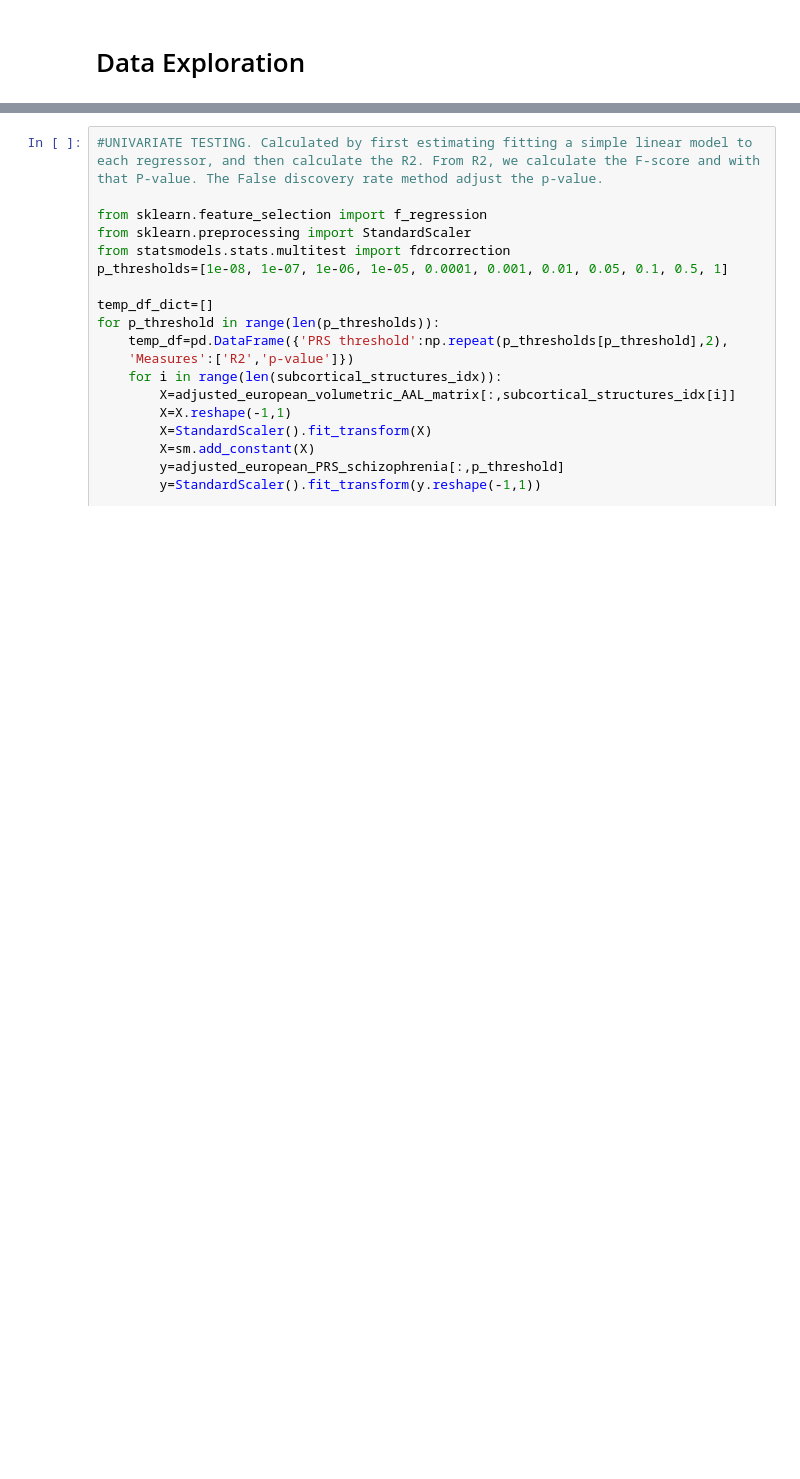
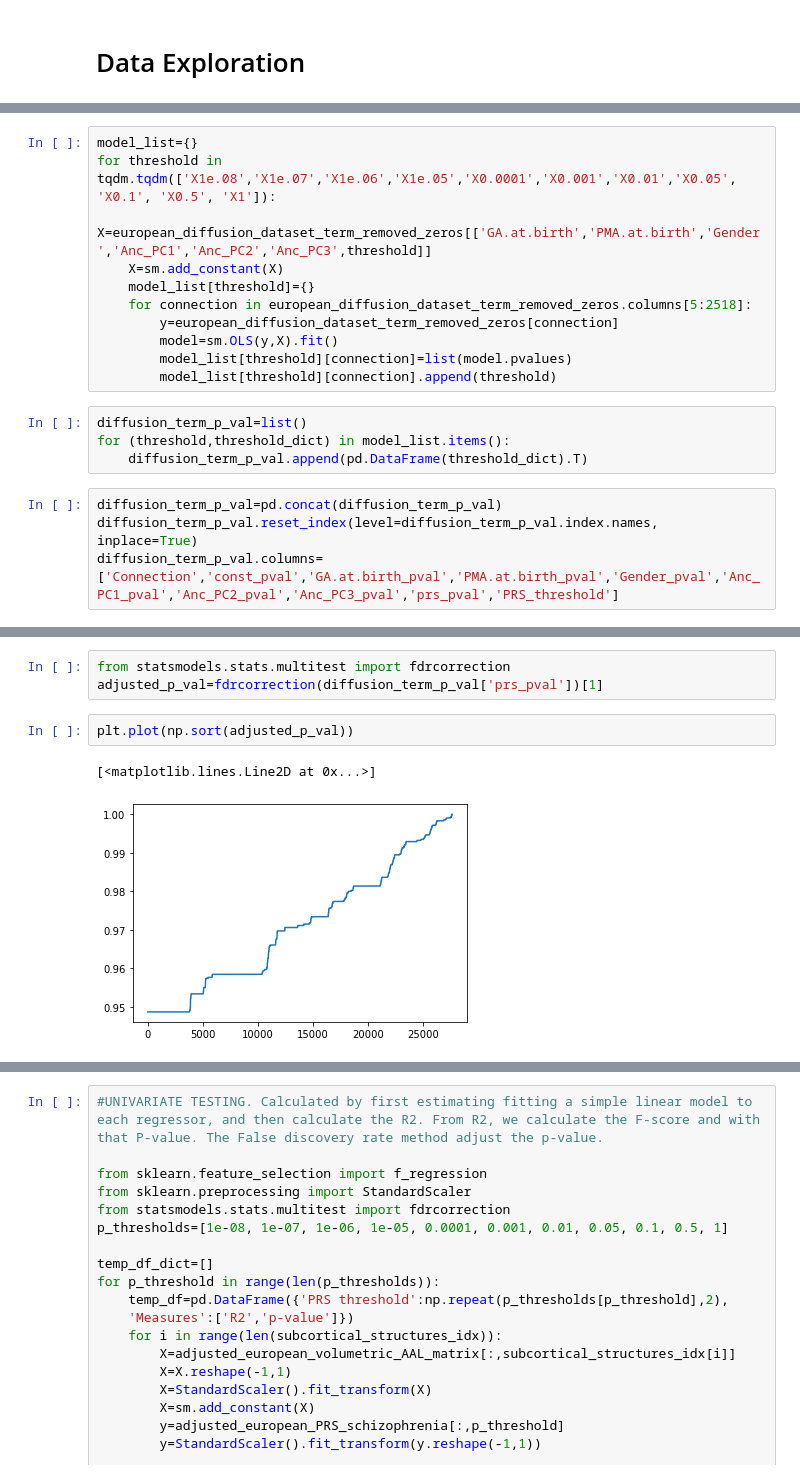
Before and after one commit to lehai-ml/schizophrenia_PRS, a Jupyter notebook: notebooks_results/dHCP/2_dHCP_data_exploration.ipynb, the cells around one changed output, grey strips where cells are left out. Drawn from its saved outputs; the diff is of its cells as text; blank space fills up the shorter version.

```diff
--- a/notebooks_results/dHCP/2_dHCP_data_exploration.ipynb
+++ b/notebooks_results/dHCP/2_dHCP_data_exploration.ipynb
@@ -43,0 +41,19 @@ subcortical_structures_idx=np.asarray([idx for idx,i in enumerate(AAL_label) if
+# %%
+model_list={}
+for threshold in tqdm.tqdm(['X1e.08','X1e.07','X1e.06','X1e.05','X0.0001','X0.001','X0.01','X0.05', 'X0.1', 'X0.5', 'X1']):
+    X=european_diffusion_dataset_term_removed_zeros[['GA.at.birth','PMA.at.birth','Gender','Anc_PC1','Anc_PC2','Anc_PC3',threshold]]
+    X=sm.add_constant(X)
+    model_list[threshold]={}
+    for connection in european_diffusion_dataset_term_removed_zeros.columns[5:2518]:
+        y=european_diffusion_dataset_term_removed_zeros[connection]
+        model=sm.OLS(y,X).fit()
+        model_list[threshold][connection]=list(model.pvalues)
+        model_list[threshold][connection].append(threshold)
+# %%
+diffusion_term_p_val=list()
+for (threshold,threshold_dict) in model_list.items():
+    diffusion_term_p_val.append(pd.DataFrame(threshold_dict).T)
+# %%
+diffusion_term_p_val=pd.concat(diffusion_term_p_val)
+diffusion_term_p_val.reset_index(level=diffusion_term_p_val.index.names, inplace=True)
+diffusion_term_p_val.columns=['Connection','const_pval','GA.at.birth_pval','PMA.at.birth_pval','Gender_pval','Anc_PC1_pval','Anc_PC2_pval','Anc_PC3_pval','prs_pval','PRS_threshold']
@@ -43,0 +125,8 @@ subcortical_structures_idx=np.asarray([idx for idx,i in enumerate(AAL_label) if
+# %%
+from statsmodels.stats.multitest import fdrcorrection
+adjusted_p_val=fdrcorrection(diffusion_term_p_val['prs_pval'])[1]
+# %%
+plt.plot(np.sort(adjusted_p_val))
+# %% [output]
+[<matplotlib.lines.Line2D at 0x...>]
+[figure, added]
```
Also changed, not shown: parts of 28 cells of this notebook, 8 other files.
